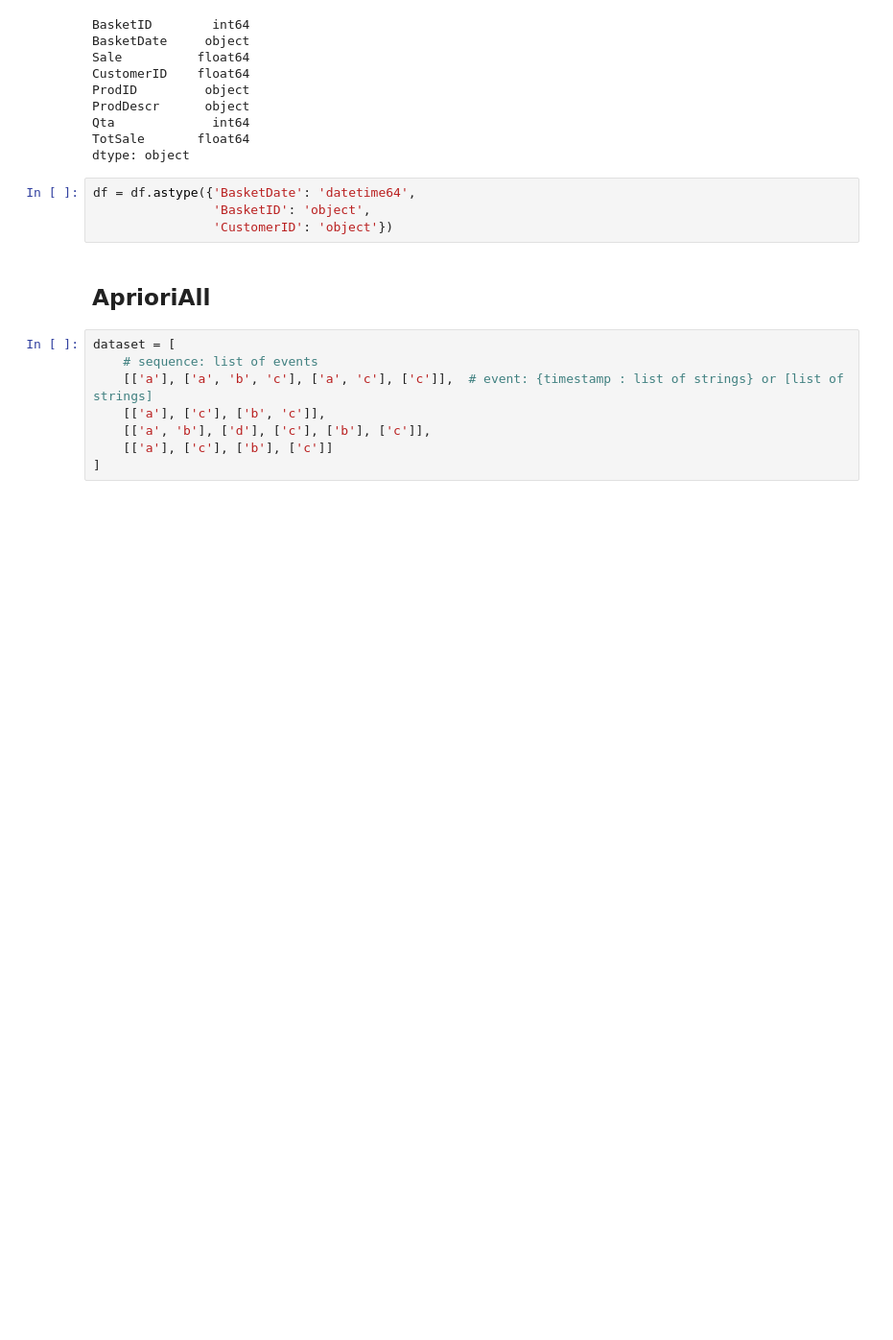
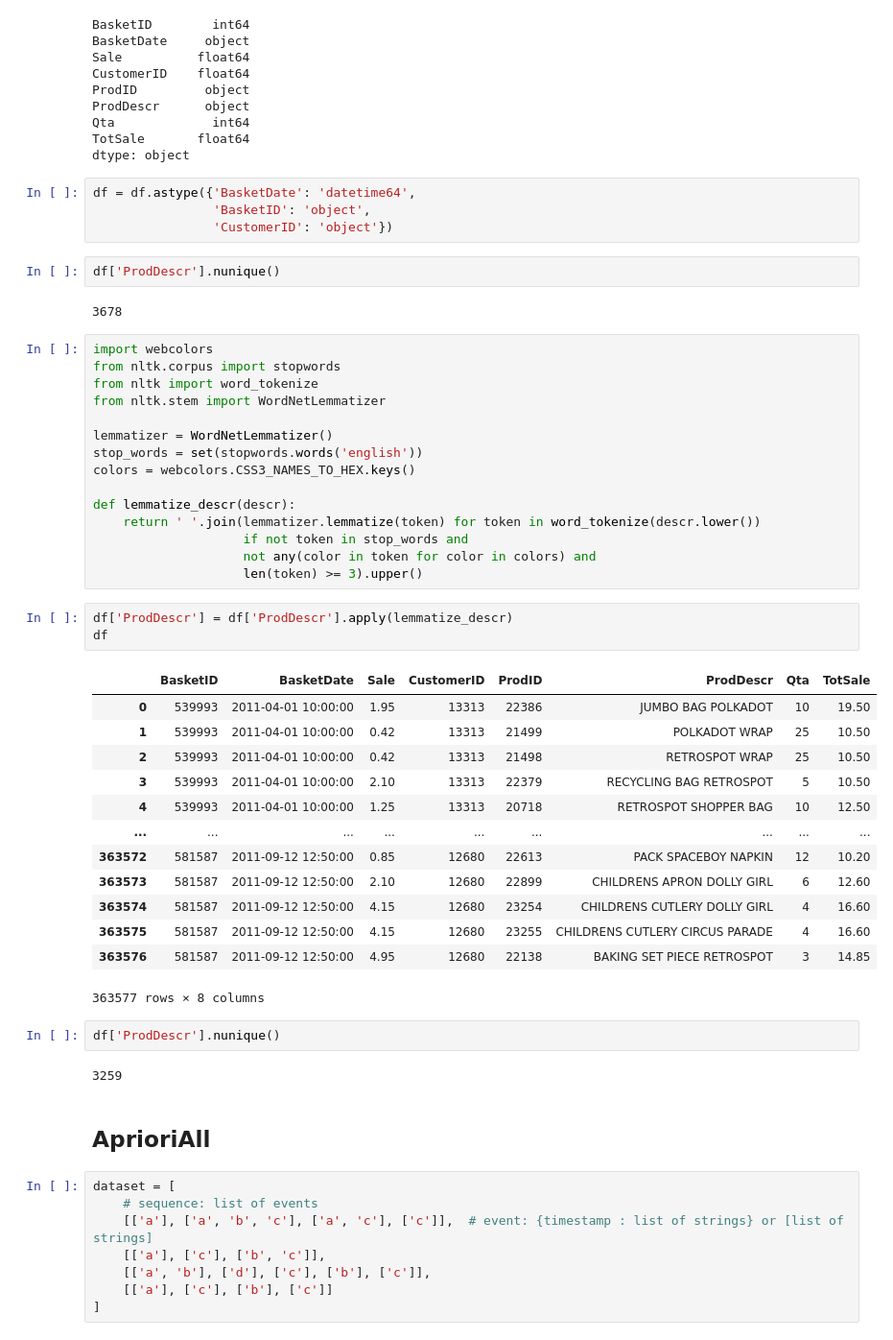
Before and after one commit to dmeoli/OnlineRetail, a Jupyter notebook: DM_Group18_TASK4/sequential_pattern_mining.ipynb, the cells around one changed output. Shown: that part at 96% size. Cells and saved outputs as stored; diff of their text form; blank space fills up the shorter version.

```diff
--- a/DM_Group18_TASK4/sequential_pattern_mining.ipynb
+++ b/DM_Group18_TASK4/sequential_pattern_mining.ipynb
@@ -39,6 +39,46 @@ dtype: object
 df = df.astype({'BasketDate': 'datetime64',
                 'BasketID': 'object',
                 'CustomerID': 'object'})
+# %%
+df['ProdDescr'].nunique()
+# %% [output]
+3678
+# %%
+import webcolors
+from nltk.corpus import stopwords
+from nltk import word_tokenize
+from nltk.stem import WordNetLemmatizer
+
+lemmatizer = WordNetLemmatizer()
+stop_words = set(stopwords.words('english'))
+colors = webcolors.CSS3_NAMES_TO_HEX.keys()
+
+def lemmatize_descr(descr):
+    return ' '.join(lemmatizer.lemmatize(token) for token in word_tokenize(descr.lower())
+                    if not token in stop_words and
+                    not any(color in token for color in colors) and
+                    len(token) >= 3).upper()
+# %%
+df['ProdDescr'] = df['ProdDescr'].apply(lemmatize_descr)
+df
+# %% [output]
+|  | BasketID | BasketDate | Sale | CustomerID | ProdID | ProdDescr | Qta | TotSale |
+| 0 | 539993 | 2011-04-01 10:00:00 | 1.95 | 13313 | 22386 | JUMBO BAG POLKADOT | 10 | 19.50 |
+| 1 | 539993 | 2011-04-01 10:00:00 | 0.42 | 13313 | 21499 | POLKADOT WRAP | 25 | 10.50 |
+| 2 | 539993 | 2011-04-01 10:00:00 | 0.42 | 13313 | 21498 | RETROSPOT WRAP | 25 | 10.50 |
+| 3 | 539993 | 2011-04-01 10:00:00 | 2.10 | 13313 | 22379 | RECYCLING BAG RETROSPOT | 5 | 10.50 |
+| 4 | 539993 | 2011-04-01 10:00:00 | 1.25 | 13313 | 20718 | RETROSPOT SHOPPER BAG | 10 | 12.50 |
+| ... | ... | ... | ... | ... | ... | ... | ... | ... |
+| 363572 | 581587 | 2011-09-12 12:50:00 | 0.85 | 12680 | 22613 | PACK SPACEBOY NAPKIN | 12 | 10.20 |
+| 363573 | 581587 | 2011-09-12 12:50:00 | 2.10 | 12680 | 22899 | CHILDRENS APRON DOLLY GIRL | 6 | 12.60 |
+| 363574 | 581587 | 2011-09-12 12:50:00 | 4.15 | 12680 | 23254 | CHILDRENS CUTLERY DOLLY GIRL | 4 | 16.60 |
+| 363575 | 581587 | 2011-09-12 12:50:00 | 4.15 | 12680 | 23255 | CHILDRENS CUTLERY CIRCUS PARADE | 4 | 16.60 |
+| 363576 | 581587 | 2011-09-12 12:50:00 | 4.95 | 12680 | 22138 | BAKING SET PIECE RETROSPOT | 3 | 14.85 |
+363577 rows × 8 columns
+# %%
+df['ProdDescr'].nunique()
+# %% [output]
+3259
 # %% [markdown]
 ## AprioriAll
 # %%
```
Also changed, not shown: parts of 4 cells of this notebook.
